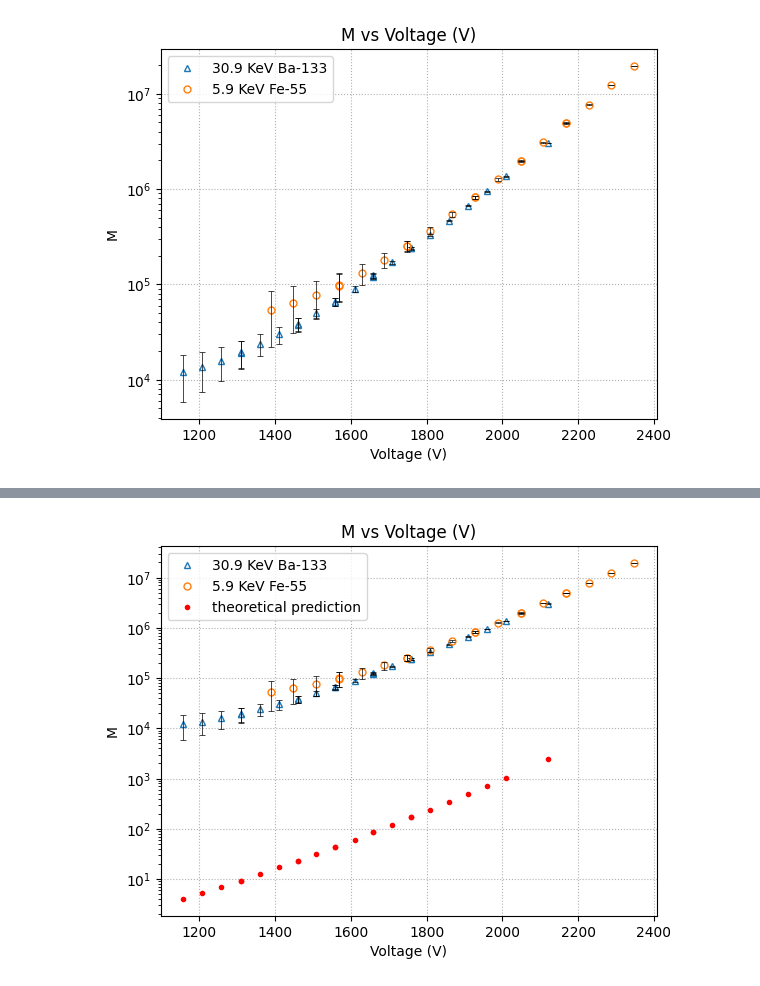
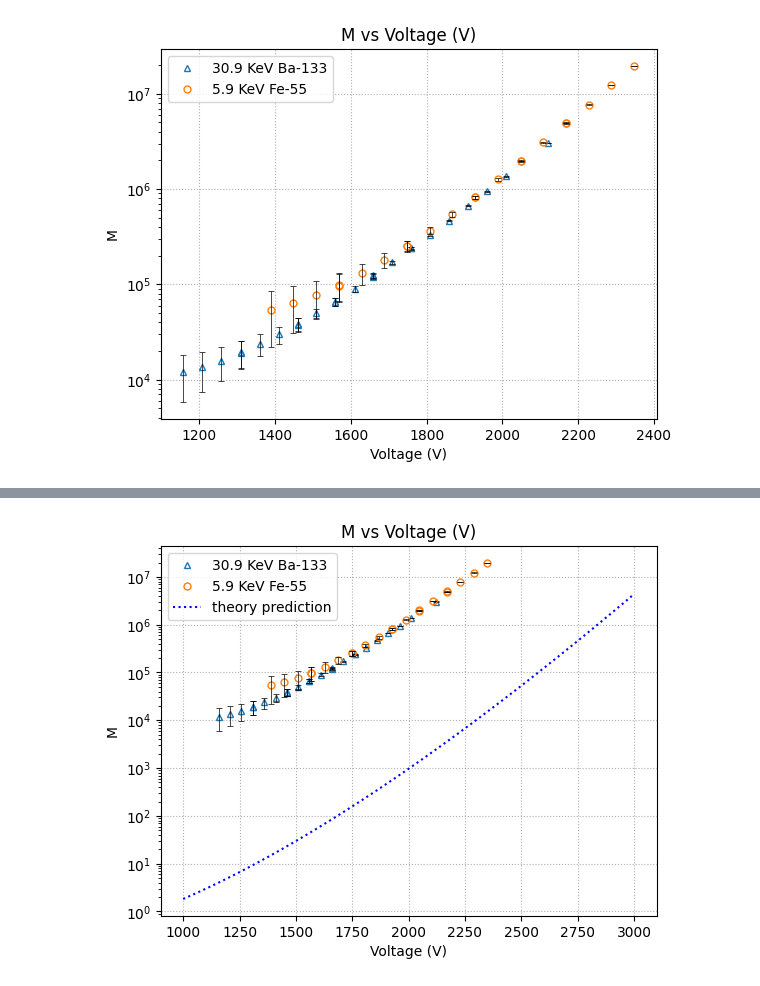
Before and after one commit to Shounak2512/Proportional-counter, a Jupyter notebook: comb_plot.ipynb, the cells around one changed output, grey strips where cells are left out. Drawn from its saved outputs; the diff is of its cells as text; code cells hidden in the pictures.

```diff
--- a/comb_plot.ipynb
+++ b/comb_plot.ipynb
@@ -616,26 +629,8 @@ for i, (g, v) in enumerate(zip(file_gains, file_labels_fe), start=1):
 bkg=extract_mca_data('team_battery/bkg_10_1789.mca')
 # Initialising the background
 channel_no=np.linspace(0,len(all_data_lists[0]),1024)
-# %%
-def gaussian(x, a, mu, sigma):
-    return a*np.exp(-(x - mu)**2 / (2 * sigma**2))
-#defining the gaussian
 # %% [markdown]
 Creating functions to run withing loops (The names are self explainatory)
-# %%
-def bkg_corrector(bkg_list,data_list,index):
-    bkg_corr_data_list=[]
-    for i in range(0,len(bkg_list)):
-        bkg_corr_data=data_list[index][i]-bkg_list[i]
-        bkg_corr_data_list.append(bkg_corr_data)
-    bkg_corr_data_list=np.array(bkg_corr_data_list).clip(min=0)
-    return bkg_corr_data_list
-# %%
-def peak_fitter(function, channel, data_list,fit_range,init_guess):
-    mu, cov=sci.curve_fit(function,channel[fit_range[0]:fit_range[1]],data_list[fit_range[0]:fit_range[1]],p0=init_guess,maxfev=3000)
-    gauss=gaussian(channel[fit_range[0]:fit_range[1]],*mu)
-    channel_no_ranged=channel[fit_range[0]:fit_range[1]]
-    return channel_no_ranged, gauss, mu, cov
 # %%
 
 # NO THRESHOLD - MODIFIED TO DETECT ONLY 2 HIGHEST PEAKS
@@ -1141,6 +1127,7 @@ def calculate_ln_M(V_array, b, a, delta_V, p, K):
 # %%
-def ln_M(V,b,a,delta_V,p,k):
-    ln_M=(V*np.log(2))/(np.log(b/a)*delta_V)*(np.log(V/(p*a*np.log(b/a)))-np.log(k))
+def ln_M_func(V,b,a,delta_V,p,k):
+    # ln_M=(V*np.log(2))/(np.log(b/a)*delta_V)*(np.log(V/(p*a*np.log(b/a)))-np.log(k))
+    ln_M=(V*np.log(2))*(np.log(V/(p*a*k*np.log(b/a))))/(np.log(b/a)*delta_V)
     M_vals=np.exp(ln_M)
     return ln_M, M_vals
 # %%
@@ -1172,16 +1177,17 @@ print(file_labels_fe)
 # %%
 plt.plot(file_labels_fe,gas_mult_list_fe,marker='^',ms=5,linestyle='None',fillstyle='none',label='30.9 KeV Ba-133')
 plt.errorbar(file_labels_fe,gas_mult_list_fe,yerr=gas_mult_err_fe,linestyle='none',color='black', capsize=2, capthick=0.5,elinewidth=0.5)
 plt.plot(file_labels,gas_mult_list,marker='o',ms=5,linestyle='None',fillstyle='none',label='5.9 KeV Fe-55')
 plt.errorbar(file_labels,gas_mult_list,yerr=gas_mult_err,linestyle='none',color='black', capsize=2, capthick=0.5,elinewidth=0.5)
 # plt.plot(file_labels[:-13],fit_exp[:-13],linestyle='--')
-plt.plot(file_labels_fe,M_fe_list,'r.',label='theoretical prediction')
+# plt.plot(file_labels,M_list,'r.',label='theoretical prediction')
+plt.plot(theory_v_range,M_list_th,color='blue',linestyle=':',label='theory prediction')
 plt.ylabel("M")
 plt.xlabel("Voltage (V)")
 plt.yscale("log")
 plt.title("M vs Voltage (V)")
 plt.grid(True, linestyle=':')
 plt.legend()
 plt.show()
 # %% [output]
-[figure, old version]
+[figure, new version]
```
Also changed, not shown: parts of 10 cells of this notebook, 3 other files.
